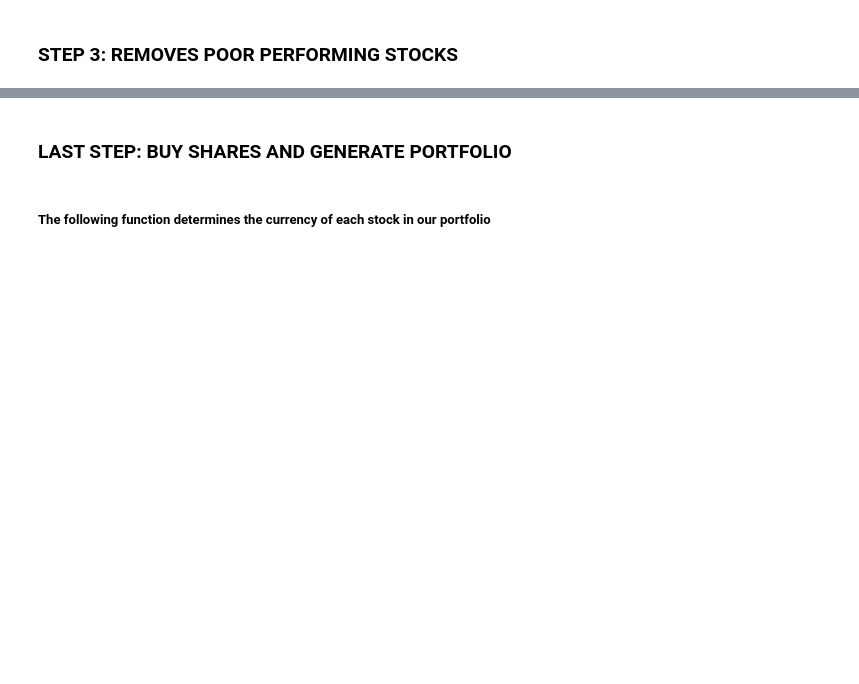
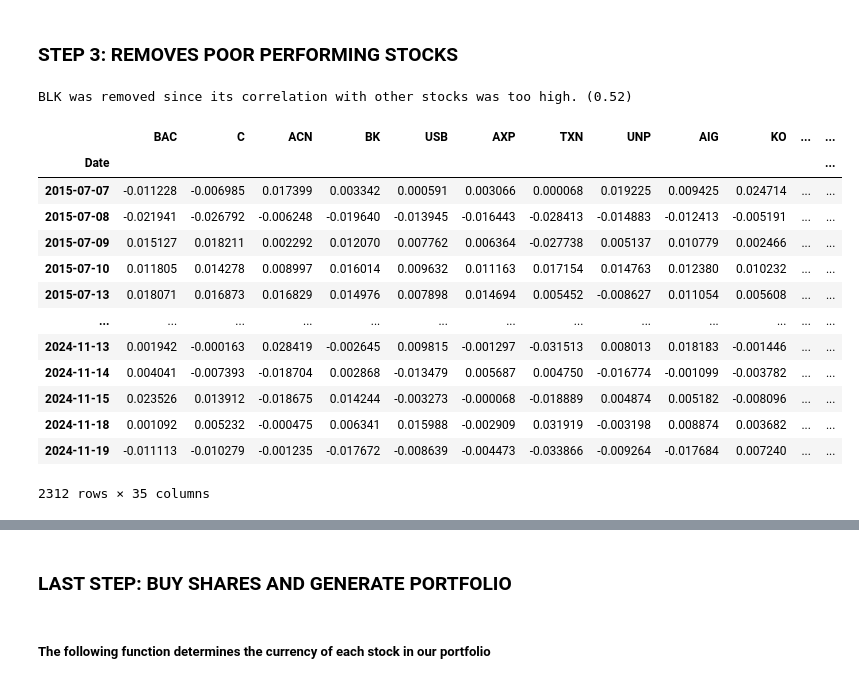
Before and after one commit to JasonLi14/Portfolio-Analyzer, a Jupyter notebook: Team_02_Assignment.ipynb, the cells around one changed output, grey strips where cells are left out. Saved outputs shown, nothing was run; the diff lists cells and outputs as text; code cells hidden in the pictures; blank space fills up the shorter version.

```diff
--- a/Team_02_Assignment.ipynb
+++ b/Team_02_Assignment.ipynb
@@ -156,0 +206,66 @@ close_prices = get_close_prices(start, end, valid_tickers, cutoff)
+# %%
+def correlation_filter(prices: pd.DataFrame, max_corr: float):
+    """
+    This function, when given a dataframe of prices and
+
+    :param prices: pd.DataFrame
+    :param max_corr: float
+    :return: list[Str]
+    """
+    correlations = prices.corr()
+
+    tickers = []
+
+    corr_list = correlations.index
+
+    avg_corr_df = pd.DataFrame(columns = ['Correlation'])
+
+     #add to a dataframe
+
+    for i in corr_list:
+        avg_corr_df.loc[i, 'Correlation'] = correlations.loc[i].mean()
+
+    avg_corr_df = avg_corr_df.sort_values('Correlation', ascending = False)
+
+    #display(avg_corr_df)
+
+    corr_list = avg_corr_df.index
+
+    i = 0
+
+    #filter - checks the stocks near the beginning, so
+    while i < len(avg_corr_df.index):
+        index = avg_corr_df.index[i]
+        tick = corr_list[i]
+
+        if avg_corr_df.loc[tick, 'Correlation'] <= max_corr or len(corr_list) - i <= 12:
+            tickers.append(tick)
+            i += 1
+        else:
+            print(tick + " was removed since its correlation with other stocks was too high. ("
+                  + str(np.round(avg_corr_df.loc[tick, 'Correlation'], 2)) + ")")
+            i += 1
+    return tickers
+
+stock_pct_change = close_prices.pct_change(fill_method=None)
+stock_pct_change.drop(index=stock_pct_change.index[0], inplace=True)
+
+stock_pct_change = keep_tickers(stock_pct_change, correlation_filter(stock_pct_change, 0.5))
+
+display(stock_pct_change)
+# %% [output]
+BLK was removed since its correlation with other stocks was too high. (0.52)
+|  | BAC | C | ACN | BK | USB | AXP | TXN | UNP | AIG | KO | ... | ... |
+| Date |  |  |  |  |  |  |  |  |  |  |  | ... |
+| 2015-07-07 | -0.011228 | -0.006985 | 0.017399 | 0.003342 | 0.000591 | 0.003066 | 0.000068 | 0.019225 | 0.009425 | 0.024714 | ... | ... |
+| 2015-07-08 | -0.021941 | -0.026792 | -0.006248 | -0.019640 | -0.013945 | -0.016443 | -0.028413 | -0.014883 | -0.012413 | -0.005191 | ... | ... |
+| 2015-07-09 | 0.015127 | 0.018211 | 0.002292 | 0.012070 | 0.007762 | 0.006364 | -0.027738 | 0.005137 | 0.010779 | 0.002466 | ... | ... |
+| 2015-07-10 | 0.011805 | 0.014278 | 0.008997 | 0.016014 | 0.009632 | 0.011163 | 0.017154 | 0.014763 | 0.012380 | 0.010232 | ... | ... |
+| 2015-07-13 | 0.018071 | 0.016873 | 0.016829 | 0.014976 | 0.007898 | 0.014694 | 0.005452 | -0.008627 | 0.011054 | 0.005608 | ... | ... |
+| ... | ... | ... | ... | ... | ... | ... | ... | ... | ... | ... | ... | ... |
+| 2024-11-13 | 0.001942 | -0.000163 | 0.028419 | -0.002645 | 0.009815 | -0.001297 | -0.031513 | 0.008013 | 0.018183 | -0.001446 | ... | ... |
+| 2024-11-14 | 0.004041 | -0.007393 | -0.018704 | 0.002868 | -0.013479 | 0.005687 | 0.004750 | -0.016774 | -0.001099 | -0.003782 | ... | ... |
+| 2024-11-15 | 0.023526 | 0.013912 | -0.018675 | 0.014244 | -0.003273 | -0.000068 | -0.018889 | 0.004874 | 0.005182 | -0.008096 | ... | ... |
+| 2024-11-18 | 0.001092 | 0.005232 | -0.000475 | 0.006341 | 0.015988 | -0.002909 | 0.031919 | -0.003198 | 0.008874 | 0.003682 | ... | ... |
+| 2024-11-19 | -0.011113 | -0.010279 | -0.001235 | -0.017672 | -0.008639 | -0.004473 | -0.033866 | -0.009264 | -0.017684 | 0.007240 | ... | ... |
+2312 rows × 35 columns
```
Also changed, not shown: parts of 16 cells of this notebook.
